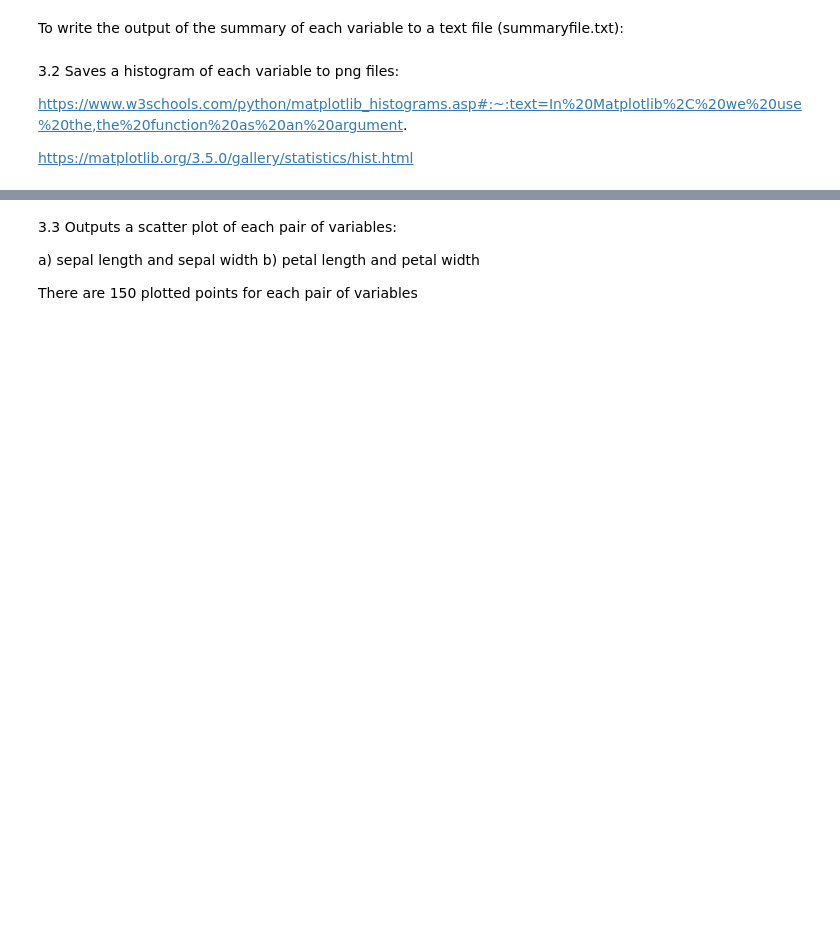
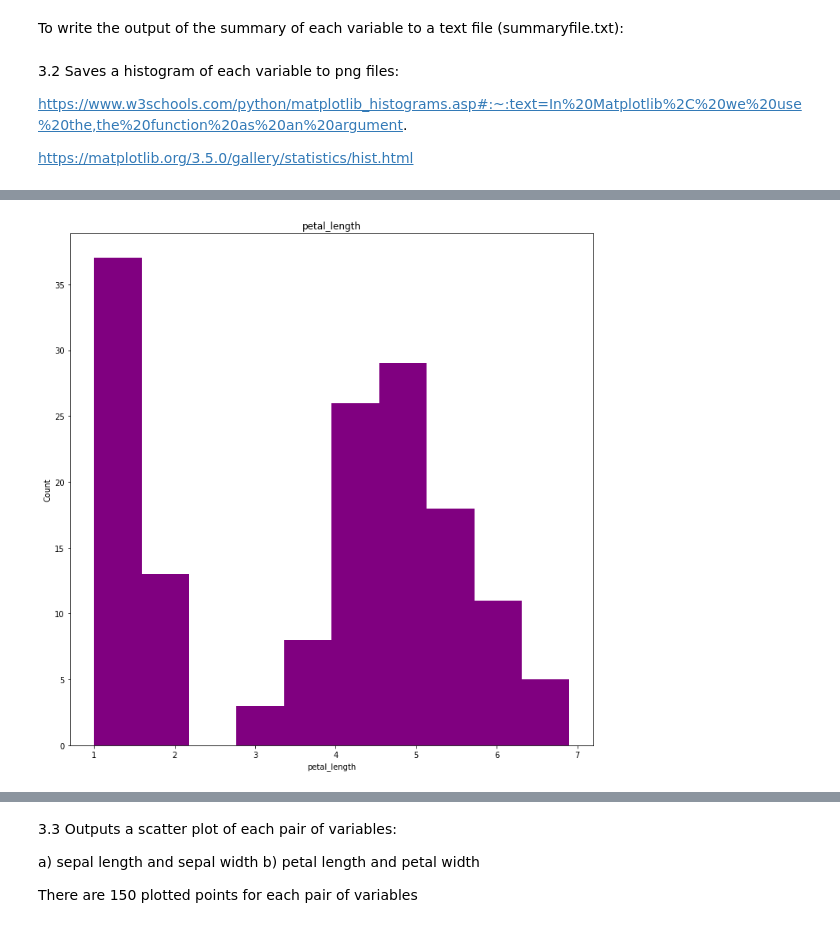
Before and after one commit to Cdoyle22/pands-project, a Jupyter notebook: Notes..ipynb, the cells around one changed output, grey strips where cells are left out. Saved outputs shown, nothing was run; the diff lists cells and outputs as text; code cells hidden in the pictures; blank space fills up the shorter version.

```diff
--- a/Notes..ipynb
+++ b/Notes..ipynb
@@ -88,0 +101,12 @@ plt.show()
+# %%
+plt.rcParams["figure.figsize"] = [10.00, 10.00]
+plt.rcParams["figure.autolayout"] = True
+plt.hist(data['petal_length'], color = 'purple')
+plt.title ('petal_length')
+plt.xlabel ('petal_length')
+plt.ylabel ('Count')
+plt.savefig('petal_length.png')
+
+plt.show()
+# %% [output]
+[figure, added]
```
Also changed, not shown: parts of 15 cells of this notebook, 6 other files.
